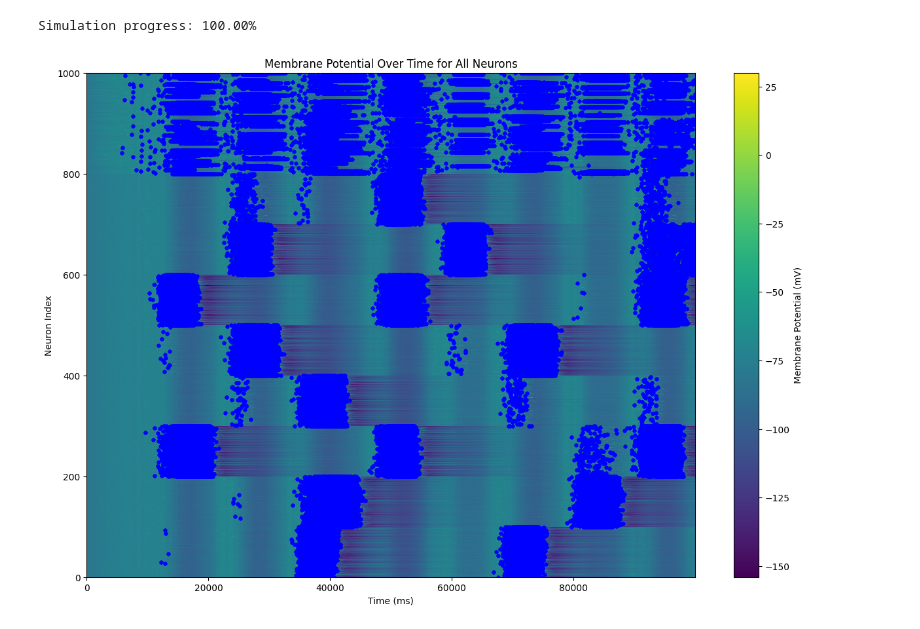
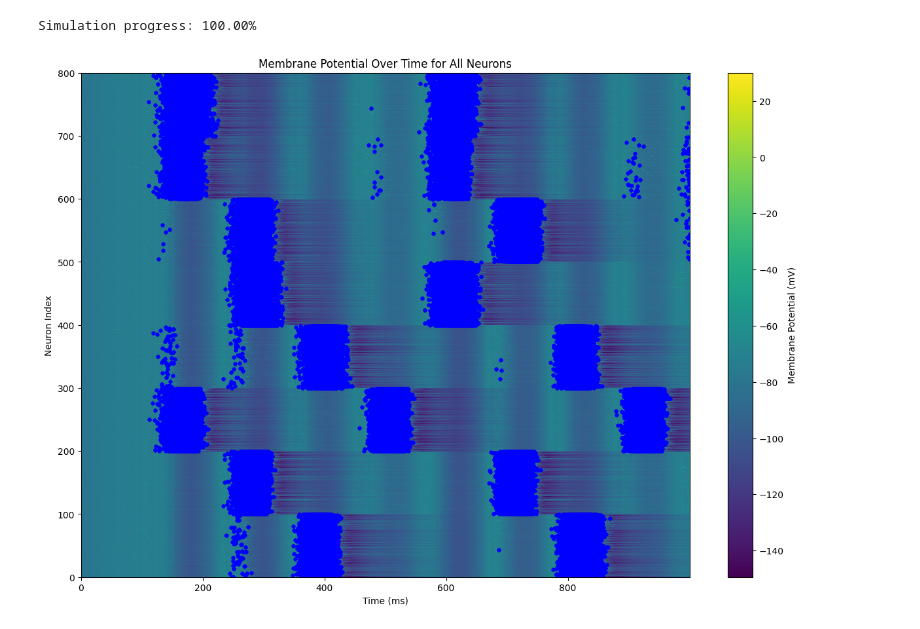
Before and after one commit to sp1d5r/Computation-Neurodynamics, a Jupyter notebook: NeuroDynamicsTest.ipynb, the cells around one changed output. Cells and saved outputs as stored; diff of their text form; code cells hidden in the pictures.

Commit message:
Research: added plots.

```diff
--- a/NeuroDynamicsTest.ipynb
+++ b/NeuroDynamicsTest.ipynb
@@ -928,6 +928,9 @@ The solution here is gotta be making the most of numpy's vector operations? I th
 - dela_t complications... Let's abstract away from what delta_t actually means. We only call update neurone and update synapse every 1ms...
 # %%
 from collections import deque
+import numpy as np
+import random
+
 class NewModulularNetwork:
     def __init__(self, p, simulation_time, delta_t):
         self.p = p
@@ -1177,6 +1180,37 @@ class NewModulularNetwork:
 
         # Show the plot
         plt.show()
+
+    def plot_rassta_plots(self):
+        # Assuming 'data' is a 2D NumPy array where rows correspond to neurons and columns correspond to time points
+        # Convert your recordings to a NumPy array if it isn't already
+        data = self.recordings_v[:800]
+
+        delta_t = self.delta_t  # Time step
+        time_points = np.arange(data.shape[1]) * delta_t  # Calculate actual time points
+
+        # Set up the figure
+        plt.figure(figsize=(15, 10))
+
+        # Use imshow to create the heatmap for the membrane potential
+        plt.imshow(data, aspect='auto', origin='lower', cmap='viridis', interpolation='none', extent=[0, time_points[-1], 0, data.shape[0]])
+        plt.colorbar(label='Membrane Potential (mV)')  # Add a colorbar for reference
+
+        # Overlay the spikes
+        # Iterate over each neuron's data
+        for neuron_idx, neuron_data in enumerate(data):
+            # Find the time points where the potential is greater than 20
+            spike_times = np.where(neuron_data > 20)[0] * delta_t  # Adjust spike times for delta_t
+            # Plot these as larger blue points
+            plt.scatter(spike_times, np.full_like(spike_times, neuron_idx), color='blue', s=10)  # s is the size of the point
+
+        # Label the axes and add a title
+        plt.xlabel('Time (ms)')
+        plt.ylabel('Neuron Index')
+        plt.title('Membrane Potential Over Time for All Neurons')
+
+        # Show the plot
+        plt.show()
 # %%
 module = NewModulularNetwork(0, 1000, 0.01)
 # %% [output]
@@ -1194,34 +1230,35 @@ Simulation progress: 100.00%
 import matplotlib.pyplot as plt
 import numpy as np
 
+
 # Assuming 'data' is a 2D NumPy array where rows correspond to neurons and columns correspond to time points
 # Convert your recordings to a NumPy array if it isn't already
-data = np.array(module.recordings_v)
+data = np.array(module.recordings_v[:800])
 
-delta_t = 1  # Time step
+delta_t = 0.01  # Time step
 time_points = np.arange(data.shape[1]) * delta_t  # Calculate actual time points
 
 # Set up the figure
 plt.figure(figsize=(15, 10))
 
 # Use imshow to create the heatmap for the membrane potential
 plt.imshow(data, aspect='auto', origin='lower', cmap='viridis', interpolation='none', extent=[0, time_points[-1], 0, data.shape[0]])
 plt.colorbar(label='Membrane Potential (mV)')  # Add a colorbar for reference
 
 # Overlay the spikes
 # Iterate over each neuron's data
 for neuron_idx, neuron_data in enumerate(data):
     # Find the time points where the potential is greater than 20
     spike_times = np.where(neuron_data > 20)[0] * delta_t  # Adjust spike times for delta_t
     # Plot these as larger blue points
     plt.scatter(spike_times, np.full_like(spike_times, neuron_idx), color='blue', s=10)  # s is the size of the point
 
 # Label the axes and add a title
 plt.xlabel('Time (ms)')
 plt.ylabel('Neuron Index')
 plt.title('Membrane Potential Over Time for All Neurons')
 
 # Show the plot
 plt.show()
 # %% [output]
-[figure, old version]
+[figure, new version]
```
Also changed, not shown: parts of 2 cells of this notebook.
